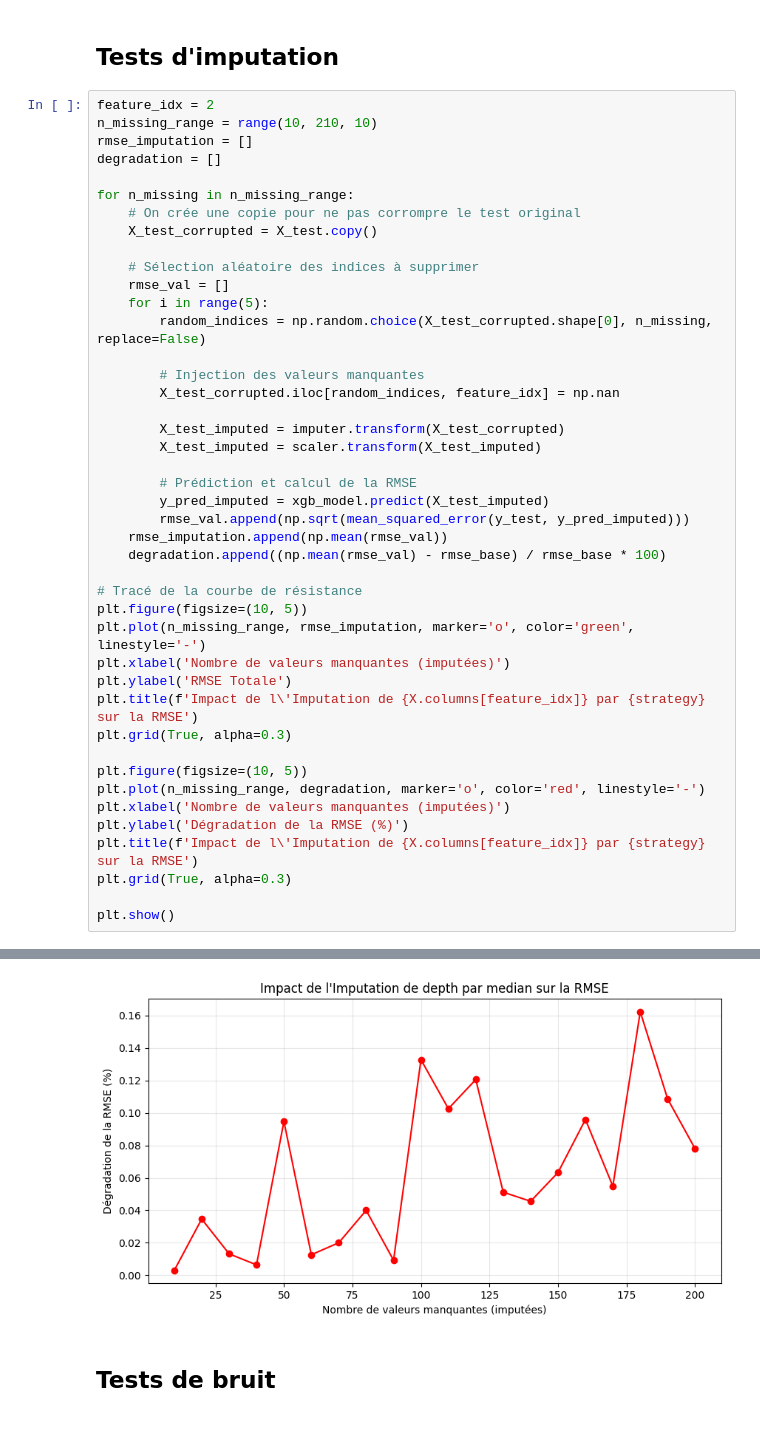
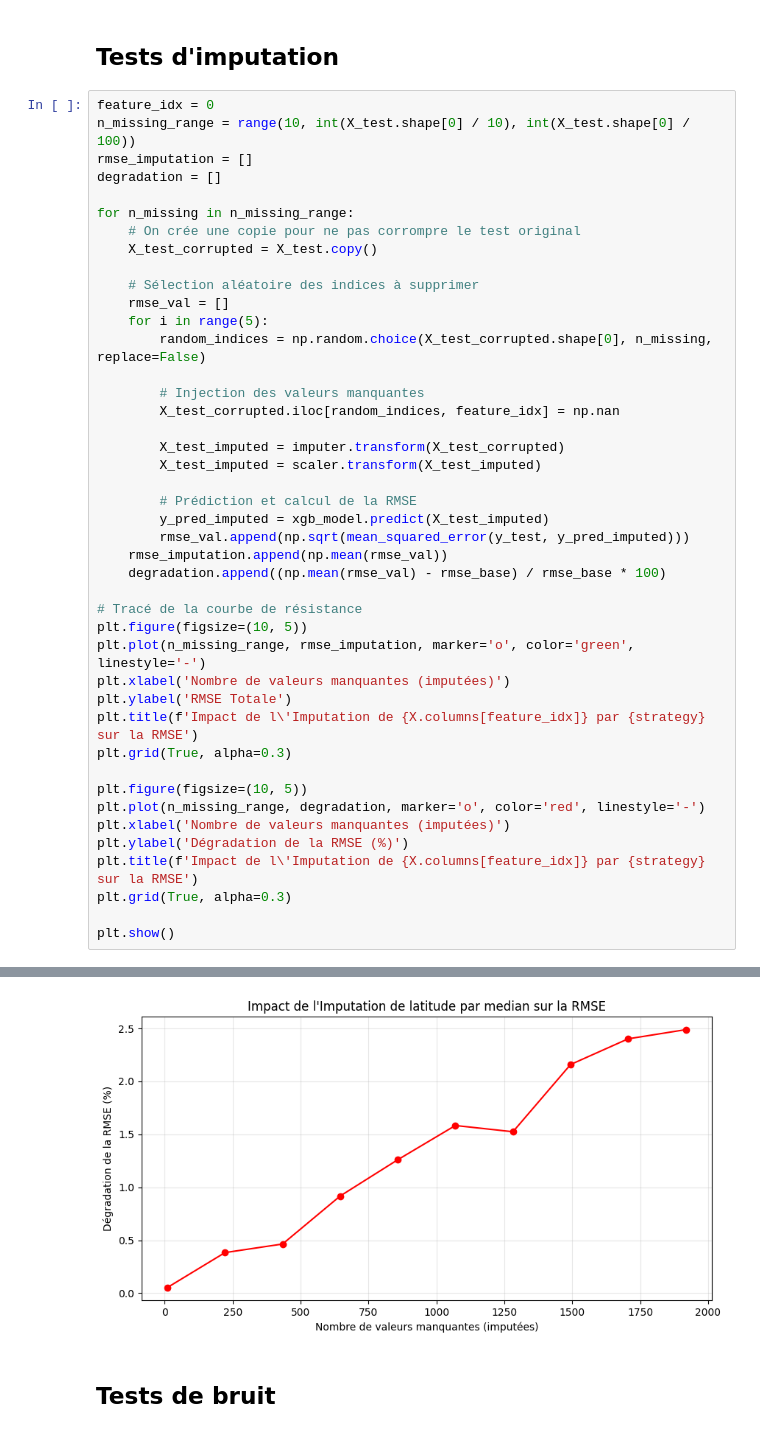
Before and after one commit to TristanRib/Documentation, a Jupyter notebook: notebooks/03_training.ipynb, the cells around one changed output, grey strips where cells are left out. Cells and saved outputs as stored; diff of their text form.

```diff
--- a/notebooks/03_training.ipynb
+++ b/notebooks/03_training.ipynb
@@ -146,8 +150,8 @@ fig.tight_layout()
 # %% [markdown]
 ## Tests d'imputation
 # %%
-feature_idx = 2
-n_missing_range = range(10, 210, 10)
+feature_idx = 0
+n_missing_range = range(10, int(X_test.shape[0] / 10), int(X_test.shape[0] / 100))
 rmse_imputation = []
 degradation = []
 
@@ -193,4 +197,4 @@ plt.show()
-[figure, old version]
+[figure, new version]
 # %% [markdown]
 ## Tests de bruit
 # %%
```
Also changed, not shown: parts of 2 cells of this notebook.
